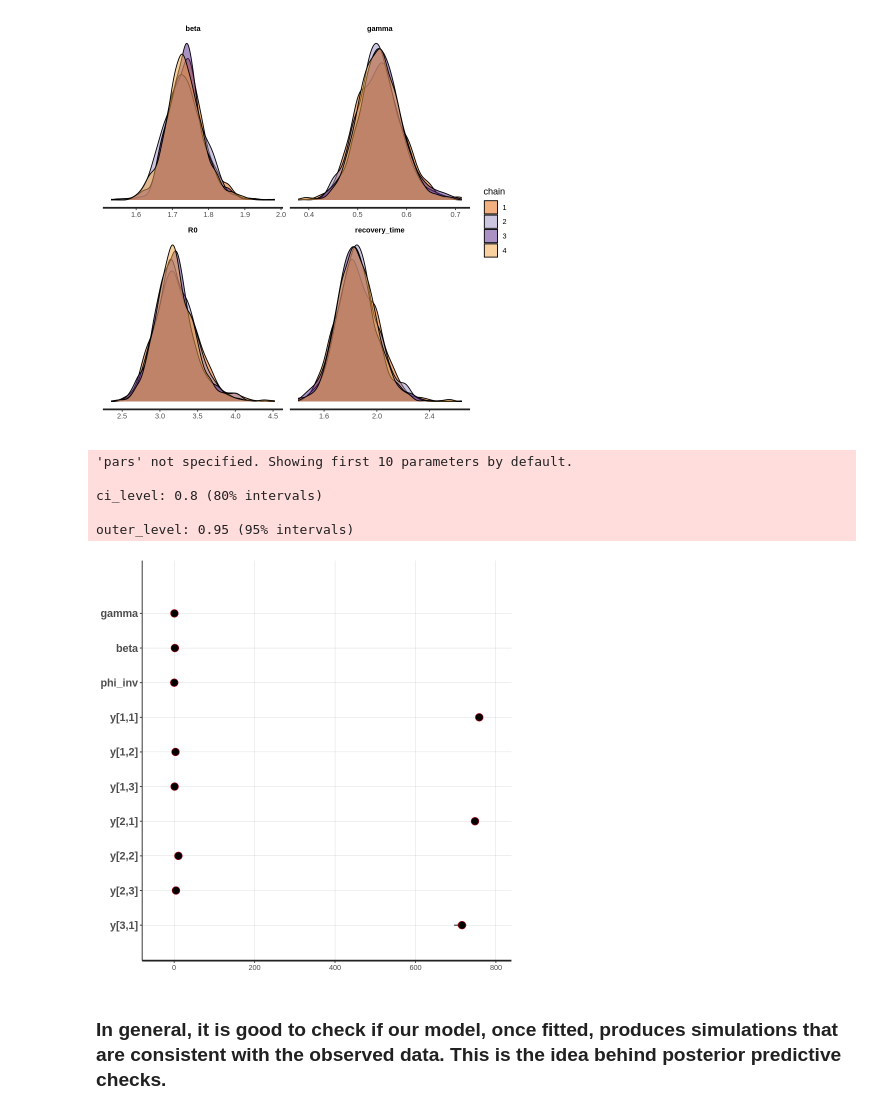
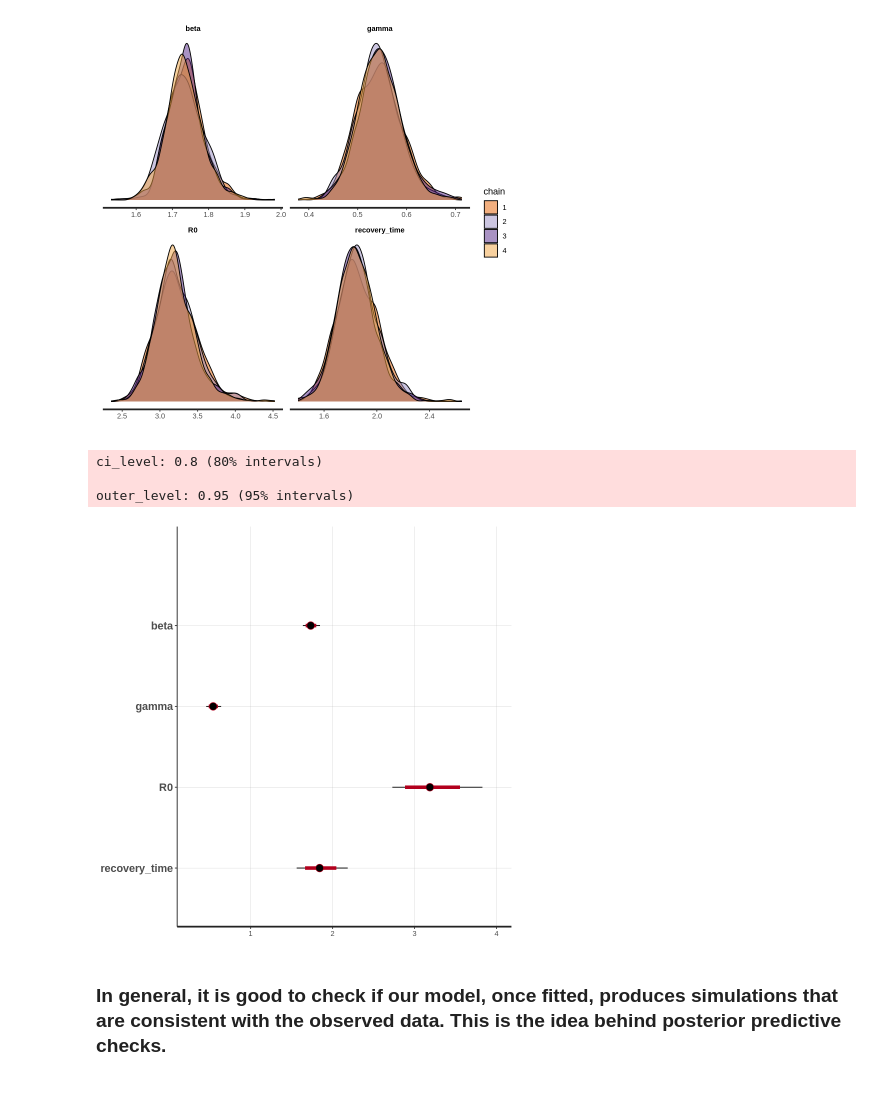
Before and after one commit to hublun/Bayesian_Aggregation_Average_Data, a Jupyter notebook: ODR_2024_1_22.ipynb, the cells around one changed output. Drawn from its saved outputs; the diff is of its cells as text; code cells hidden in the pictures.

```diff
--- a/ODR_2024_1_22.ipynb
+++ b/ODR_2024_1_22.ipynb
@@ -157,7 +157,8 @@ data_sir <- list(n_days = n_days,
                     t0 = t0,
                     ts = t,
                     N = N,
-                    cases = cases
+                    cases = cases,
+                    compute_likelihood=1
                 )
 
 # number of MCMC steps
@@ -219,14 +220,12 @@ stan_dens(fit_sir_negbin, pars = pars, separate_chains = TRUE)
 # %% [output]
 [figure]
 # %%
-stan_plot(fit_sir_negbin)
+stan_plot(fit_sir_negbin,pars = pars)
 # %% [output]
-'pars' not specified. Showing first 10 parameters by default.
-
 ci_level: 0.8 (80% intervals)
 
 outer_level: 0.95 (95% intervals)
-[figure, old version]
+[figure, new version]
 # %% [markdown]
 ### In general, it is good to check if our model, once fitted, produces simulations that are consistent with the observed data. This is the idea behind posterior predictive checks.
 # %%
```
Also changed, not shown: parts of 13 cells of this notebook, 1 other file.
